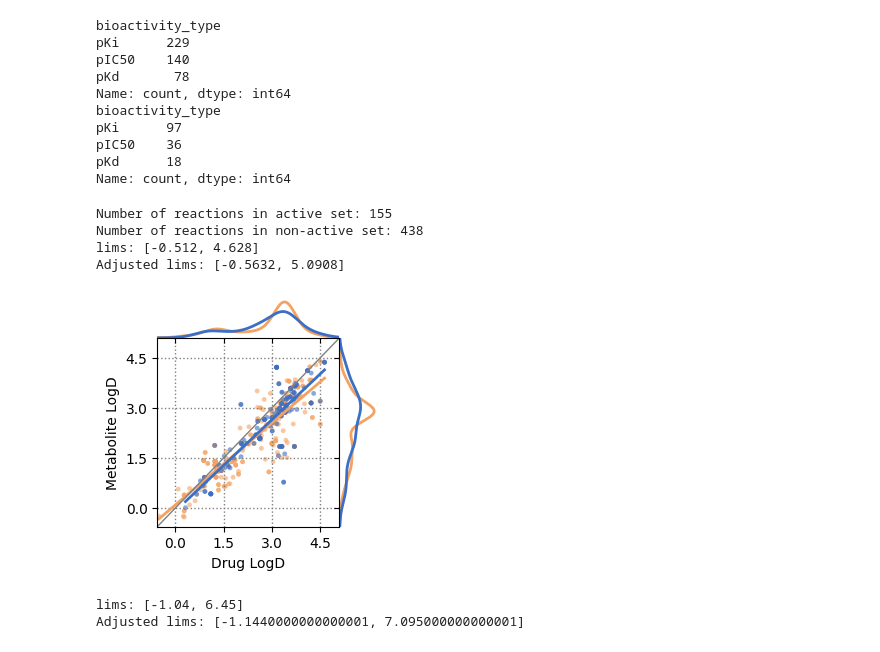
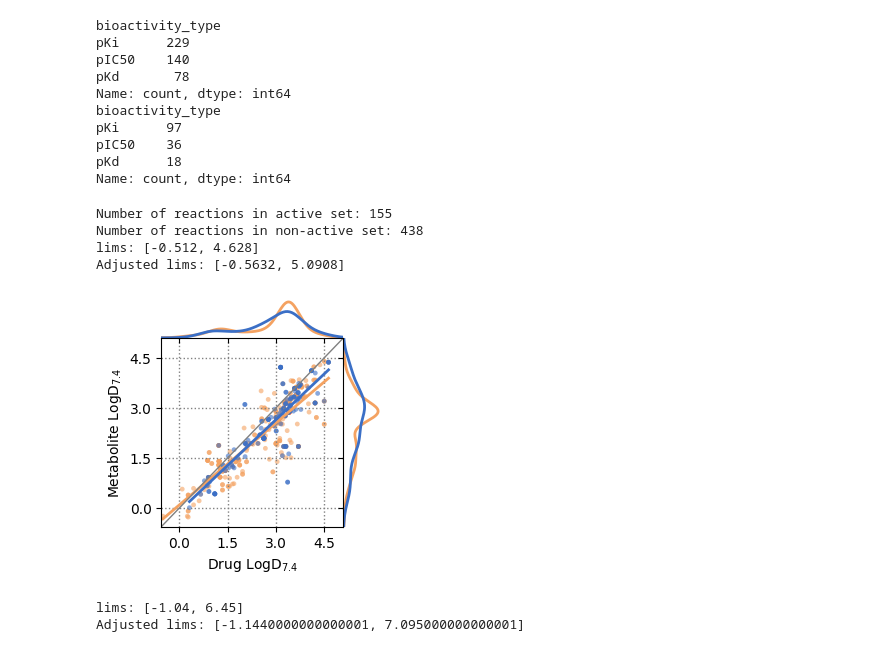
Before and after one commit to tsofiac/drug-metabolite-bioactivity, a Jupyter notebook: 7_analysis.ipynb, the cells around one changed output. Drawn from its saved outputs; the diff is of its cells as text; code cells hidden in the pictures.

```diff
--- a/7_analysis.ipynb
+++ b/7_analysis.ipynb
@@ -457,36 +457,36 @@ def plot_hist_and_scatter(name, df_active, df_non_active, Xr, Xp, Xrlabel, Xplab
     g.ax_joint.xaxis.set_major_locator(plt.MaxNLocator(nbins=5))
     g.ax_joint.yaxis.set_major_locator(plt.MaxNLocator(nbins=5))
 
     sns.kdeplot(df_non_active[Xr], ax=g.ax_marg_x, color=orange, lw=2, ls="-")
     sns.kdeplot(y=df_non_active[Xp], ax=g.ax_marg_y, color=orange, lw=2, ls="-")
     sns.kdeplot(df_active[Xr], ax=g.ax_marg_x, color="#3B6FC6", lw=2, ls="-")
     sns.kdeplot(y=df_active[Xp], ax=g.ax_marg_y, color="#3B6FC6", lw=2, ls="-")
 
     plt.savefig(f"figures/{name}.svg", format="svg", bbox_inches="tight")
     plt.show()
 
 
 # --- LogD ---
 df_active = pd.read_csv("drug-metabolite_pairs_active.csv")
 print(f"Number of reactions in active set: {len(df_active)}")
 df_non_active = pd.read_csv("drug-metabolite_pairs_non_active.csv")
 print(f"Number of reactions in non-active set: {len(df_non_active)}")
 
 plot_hist_and_scatter(
     "logD",
     df_active,
     df_non_active,
     "logd_drug",
     "logd_metabolite",
-    Xrlabel="Drug LogD",
-    Xplabel="Metabolite LogD",
+    Xrlabel="Drug LogD$_{7.4}$",
+    Xplabel="Metabolite LogD$_{7.4}$",
 )
 # %% [output]
 Number of reactions in active set: 155
 Number of reactions in non-active set: 438
 lims: [-0.512, 4.628]
 Adjusted lims: [-0.5632, 5.0908]
-[figure, old version]
+[figure, new version]
 # %%
 # --- cLogP ---
 df_active = pd.read_csv("drug-metabolite_pairs_active.csv")
```
Also changed, not shown: parts of 1 cell of this notebook.
